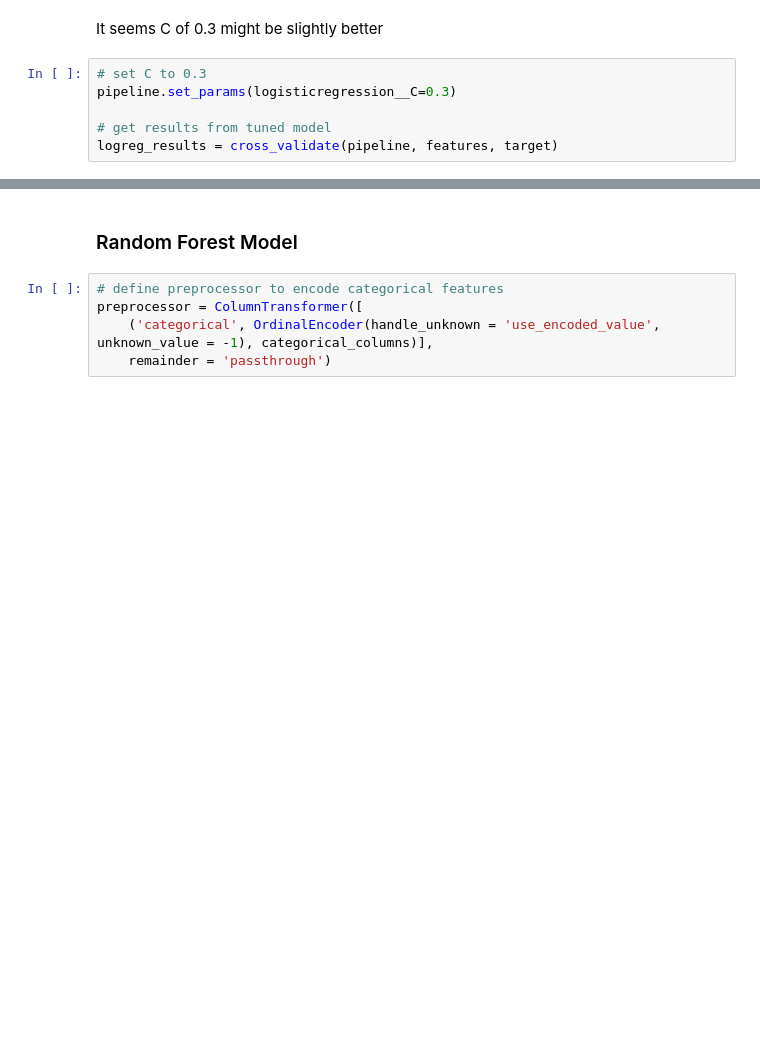
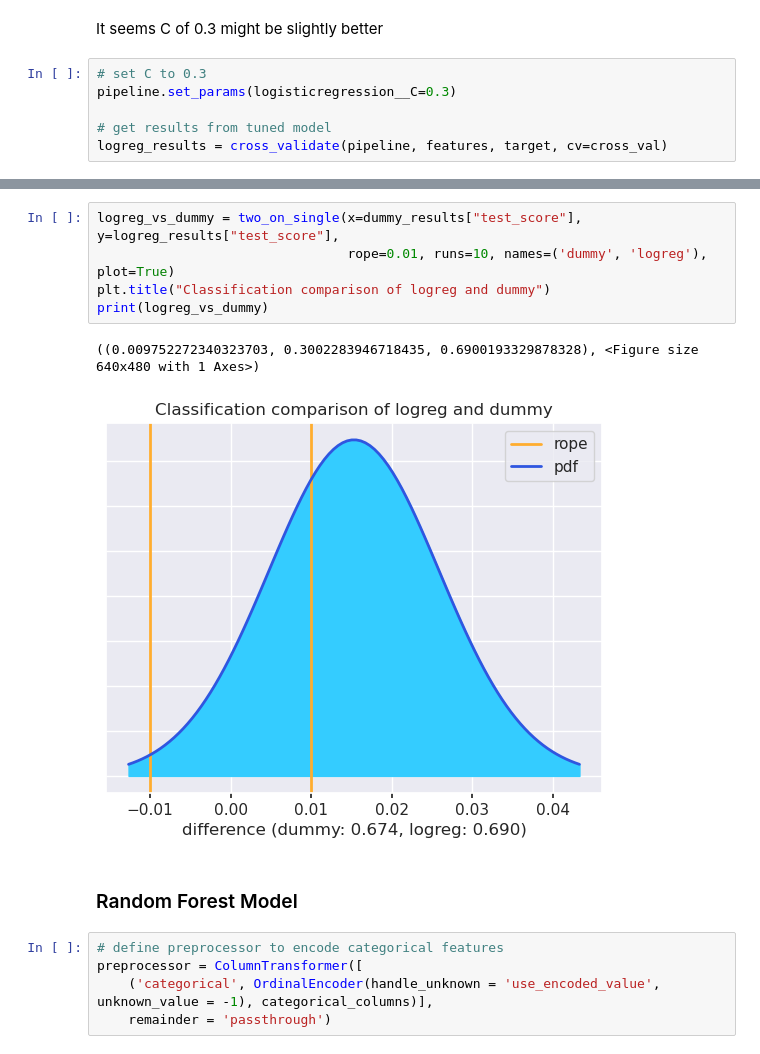
Before and after one commit to NRKako/machine_learning, a Jupyter notebook: self_harm.ipynb, the cells around one changed output, grey strips where cells are left out. Drawn from its saved outputs; the diff is of its cells as text; blank space fills up the shorter version.

Commit message:
added Bayesian correlated t test code

```diff
--- a/self_harm.ipynb
+++ b/self_harm.ipynb
@@ -670,7 +675,7 @@ It seems C of 0.3 might be slightly better
 pipeline.set_params(logisticregression__C=0.3)
 
 # get results from tuned model
-logreg_results = cross_validate(pipeline, features, target)
+logreg_results = cross_validate(pipeline, features, target, cv=cross_val)
 # %%
 print('The mean accuracy with cross-validation is: '
       f'{logreg_results["test_score"].mean():.3f} +/- {logreg_results["test_score"].std():.3f}')
@@ -679,3 +684,11 @@ The mean accuracy with cross-validation is: 0.692 +/- 0.015
+# %%
+logreg_vs_dummy = two_on_single(x=dummy_results["test_score"], y=logreg_results["test_score"],
+                                rope=0.01, runs=10, names=('dummy', 'logreg'), plot=True)
+plt.title("Classification comparison of logreg and dummy")
+print(logreg_vs_dummy)
+# %% [output]
+((0.009752272340323703, 0.3002283946718435, 0.6900193329878328), <Figure size 640x480 with 1 Axes>)
+[figure, added]
 # %% [markdown]
 ### Random Forest Model
 # %%
```
Also changed, not shown: parts of 24 cells of this notebook.
